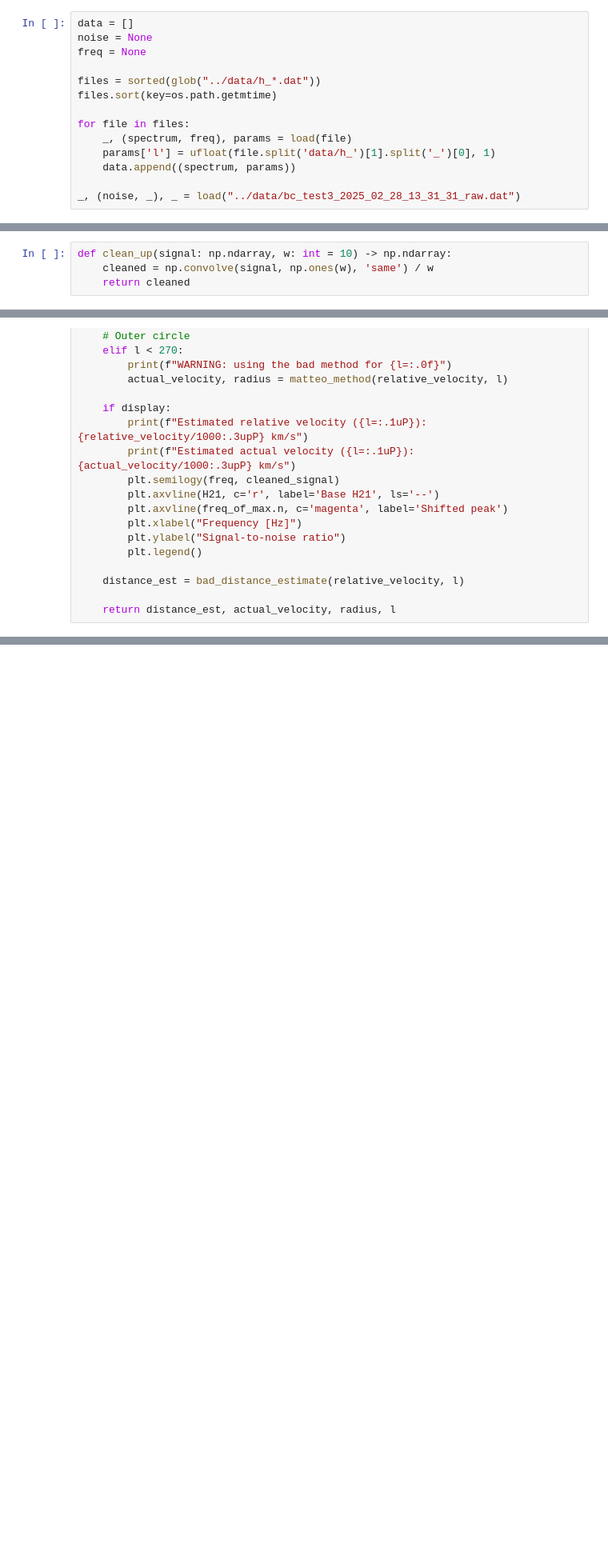
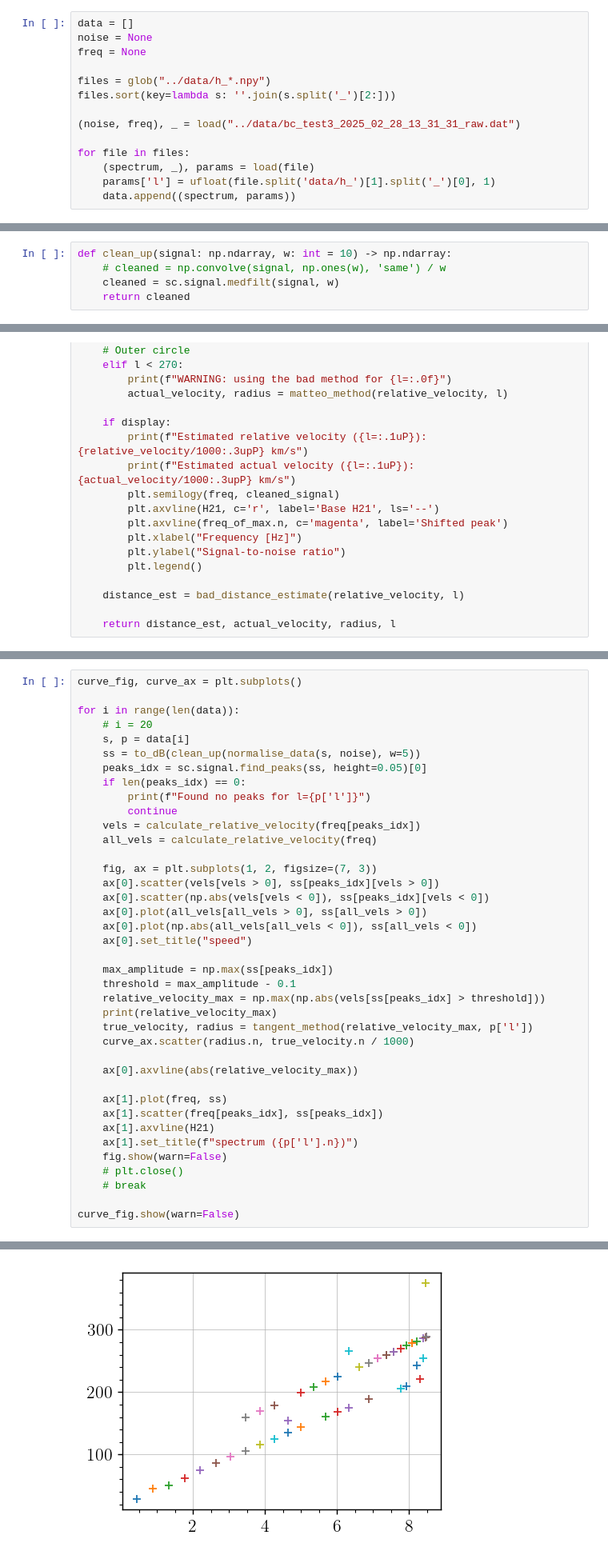
Before and after one commit to TomVdt/TPIII, a Jupyter notebook: 04-radiotelescope/analyse/exp3_brain_damage.ipynb, the cells around one changed output, grey strips where cells are left out. Shown at 80% size. Cells and saved outputs as stored; diff of their text form; blank space fills up the shorter version.

```diff
--- a/04-radiotelescope/analyse/exp3_brain_damage.ipynb
+++ b/04-radiotelescope/analyse/exp3_brain_damage.ipynb
@@ -34,15 +43,15 @@ data = []
 noise = None
 freq = None
 
-files = sorted(glob("../data/h_*.dat"))
-files.sort(key=os.path.getmtime)
+files = glob("../data/h_*.npy")
+files.sort(key=lambda s: ''.join(s.split('_')[2:]))
+
+(noise, freq), _ = load("../data/bc_test3_2025_02_28_13_31_31_raw.dat")
 
 for file in files:
-    _, (spectrum, freq), params = load(file)
+    (spectrum, _), params = load(file)
     params['l'] = ufloat(file.split('data/h_')[1].split('_')[0], 1)
     data.append((spectrum, params))
-
-_, (noise, _), _ = load("../data/bc_test3_2025_02_28_13_31_31_raw.dat")
 # %%
 def gaussian(x: np.ndarray, A: float, B: float, mu: float, sigma: float) -> np.ndarray:
     return A + B * np.exp(-(x - mu)**2 / (2 * sigma**2))
@@ -58,7 +67,8 @@ def normalise_data(signal: np.ndarray, noise: np.ndarray) -> np.ndarray:
     return signal / noise
 # %%
 def clean_up(signal: np.ndarray, w: int = 10) -> np.ndarray:
-    cleaned = np.convolve(signal, np.ones(w), 'same') / w
+    # cleaned = np.convolve(signal, np.ones(w), 'same') / w
+    cleaned = sc.signal.medfilt(signal, w)
     return cleaned
 # %%
 def calculate_relative_velocity(measured_frequency: float | Variable) -> float | Variable:
@@ -170,3 +182,43 @@ def processing_vector(freq: np.ndarray, spectrum: np.ndarray, params: dict, nois
     distance_est = bad_distance_estimate(relative_velocity, l)
 
     return distance_est, actual_velocity, radius, l
+# %%
+curve_fig, curve_ax = plt.subplots()
+
+for i in range(len(data)):
+    # i = 20
+    s, p = data[i]
+    ss = to_dB(clean_up(normalise_data(s, noise), w=5))
+    peaks_idx = sc.signal.find_peaks(ss, height=0.05)[0]
+    if len(peaks_idx) == 0:
+        print(f"Found no peaks for l={p['l']}")
+        continue
+    vels = calculate_relative_velocity(freq[peaks_idx])
+    all_vels = calculate_relative_velocity(freq)
+
+    fig, ax = plt.subplots(1, 2, figsize=(7, 3))
+    ax[0].scatter(vels[vels > 0], ss[peaks_idx][vels > 0])
+    ax[0].scatter(np.abs(vels[vels < 0]), ss[peaks_idx][vels < 0])
+    ax[0].plot(all_vels[all_vels > 0], ss[all_vels > 0])
+    ax[0].plot(np.abs(all_vels[all_vels < 0]), ss[all_vels < 0])
+    ax[0].set_title("speed")
+
+    max_amplitude = np.max(ss[peaks_idx])
+    threshold = max_amplitude - 0.1
+    relative_velocity_max = np.max(np.abs(vels[ss[peaks_idx] > threshold]))
+    print(relative_velocity_max)
+    true_velocity, radius = tangent_method(relative_velocity_max, p['l'])
+    curve_ax.scatter(radius.n, true_velocity.n / 1000)
+
+    ax[0].axvline(abs(relative_velocity_max))
+
+    ax[1].plot(freq, ss)
+    ax[1].scatter(freq[peaks_idx], ss[peaks_idx])
+    ax[1].axvline(H21)
+    ax[1].set_title(f"spectrum ({p['l'].n})")
+    fig.show(warn=False)
+    # plt.close()
+    # break
+
+curve_fig.show(warn=False)
+# %% [output]
@@ -172,0 +259 @@ def processing_vector(freq: np.ndarray, spectrum: np.ndarray, params: dict, nois
+[figure, added]
```
Also changed, not shown: parts of 7 cells of this notebook.
